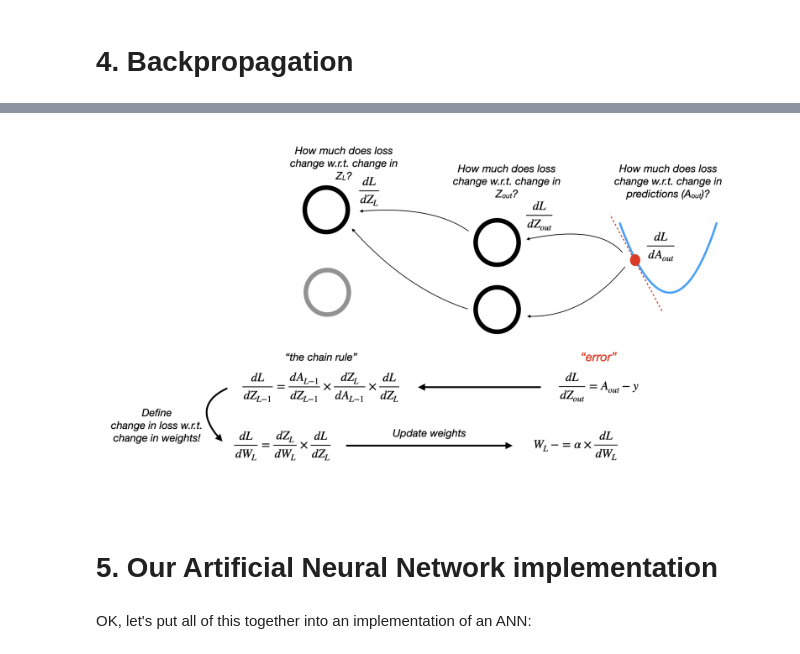
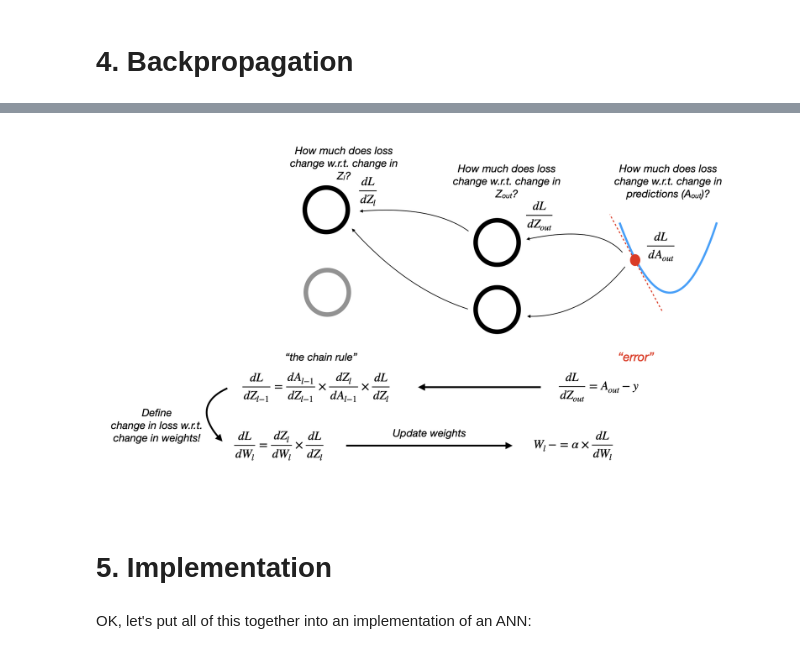
Before and after one commit to athms/deep-learning-basics, a Jupyter notebook: 1-Neural-Networks-Backpropagation.ipynb, the cells around one changed output, grey strips where cells are left out. Cells and saved outputs as stored; diff of their text form; code cells hidden in the pictures.

```diff
--- a/1-Neural-Networks-Backpropagation.ipynb
+++ b/1-Neural-Networks-Backpropagation.ipynb
@@ -457,11 +484,11 @@ For more details on the mechanics of the backpropagation algorithm, please see:
 - https://www.youtube.com/watch?v=tIeHLnjs5U8&t=353s
 - https://www.youtube.com/watch?v=yXcQ4B-YSjQ&t=711s
 # %%
-Image(filename='materials/images/free-use/ANN-Backpropagation.png')
+Image(filename='materials/images/free-use/Backpropagation.png')
 # %% [output]
-[figure, old version]
+[figure, new version]
-# %% [markdown]
-# 5. Our Artificial Neural Network implementation
+# %% [markdown]
+# 5. Implementation
 # %% [markdown]
 OK, let's put all of this together into an implementation of an ANN:
 # %%
```
Also changed, not shown: parts of 38 cells of this notebook.
